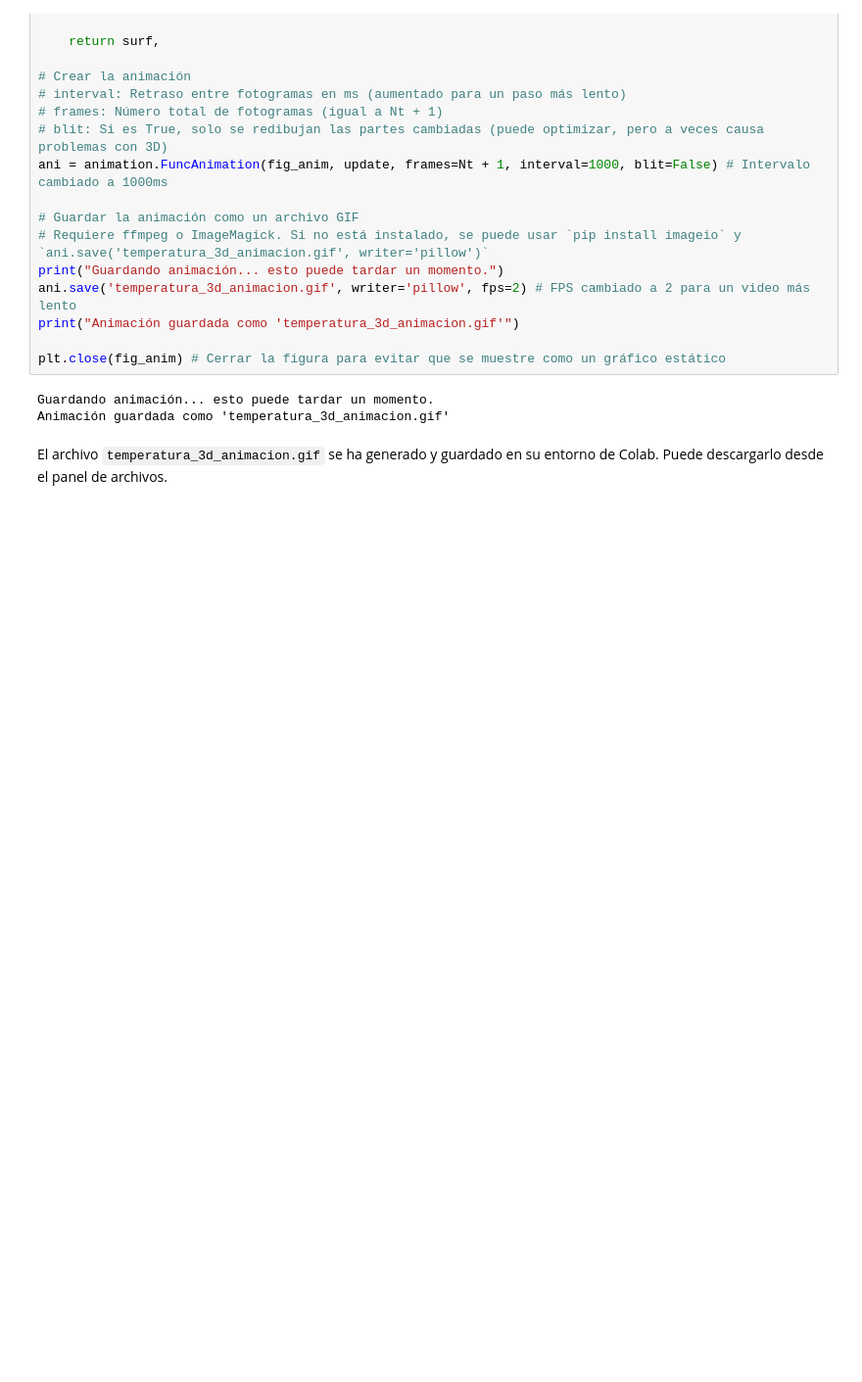
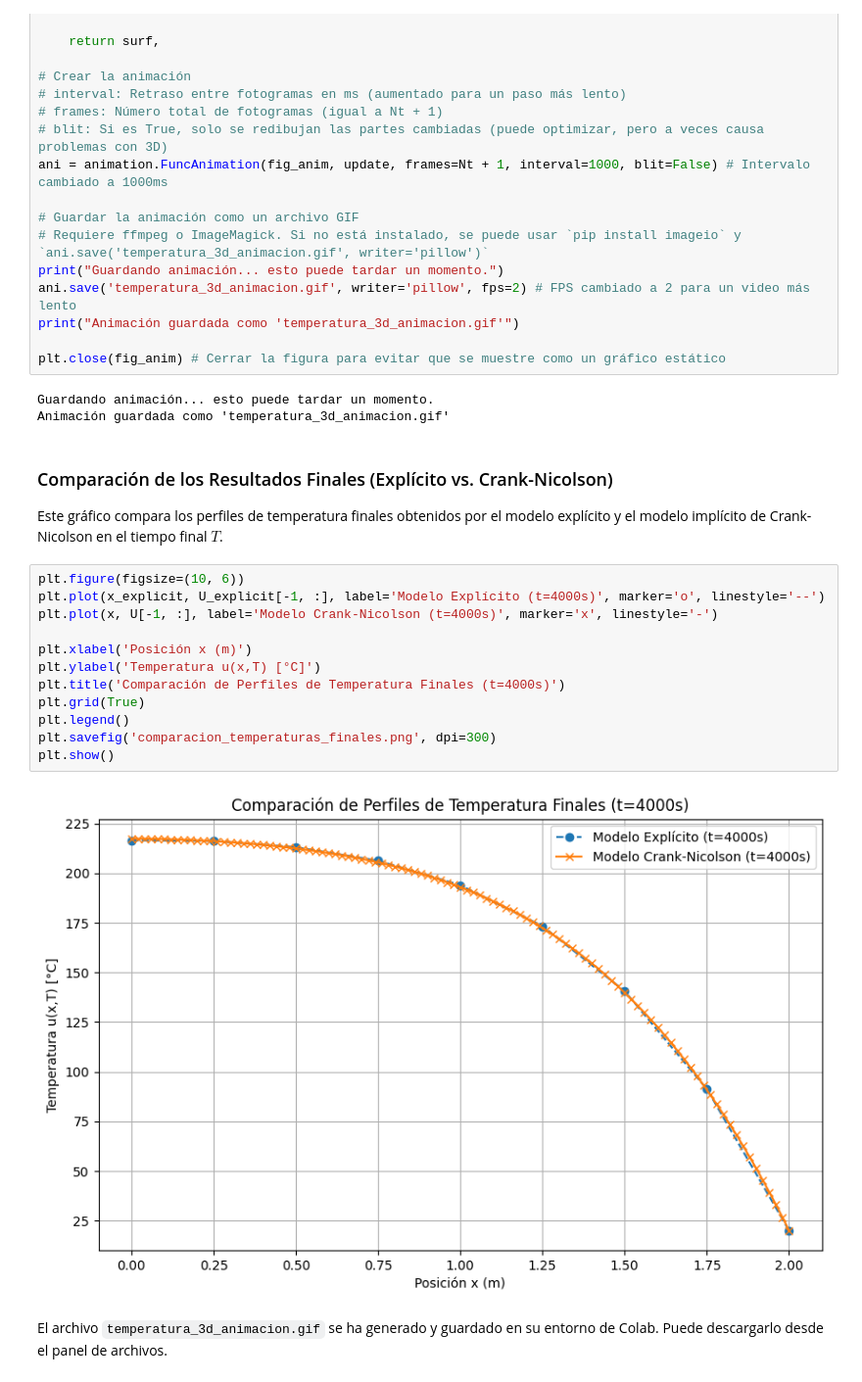
Before and after one commit to lyssethpitti-debug/Modelo-Matlab, a Jupyter notebook: Ecuación_de_calor_MNUMAV.ipynb, the cells around one changed output. Shown at 98% size. Saved outputs shown, nothing was run; the diff lists cells and outputs as text; blank space fills up the shorter version.

```diff
--- a/Ecuación_de_calor_MNUMAV.ipynb
+++ b/Ecuación_de_calor_MNUMAV.ipynb
@@ -227,6 +496,24 @@ plt.close(fig_anim) # Cerrar la figura para evitar que se muestre como un gráfi
 # %% [output]
 Guardando animación... esto puede tardar un momento.
 Animación guardada como 'temperatura_3d_animacion.gif'
+# %% [markdown]
+### Comparación de los Resultados Finales (Explícito vs. Crank-Nicolson)
+
+Este gráfico compara los perfiles de temperatura finales obtenidos por el modelo explícito y el modelo implícito de Crank-Nicolson en el tiempo final $T$.
+# %%
+plt.figure(figsize=(10, 6))
+plt.plot(x_explicit, U_explicit[-1, :], label='Modelo Explícito (t=4000s)', marker='o', linestyle='--')
+plt.plot(x, U[-1, :], label='Modelo Crank-Nicolson (t=4000s)', marker='x', linestyle='-')
+
+plt.xlabel('Posición x (m)')
+plt.ylabel('Temperatura u(x,T) [°C]')
+plt.title('Comparación de Perfiles de Temperatura Finales (t=4000s)')
+plt.grid(True)
+plt.legend()
+plt.savefig('comparacion_temperaturas_finales.png', dpi=300)
+plt.show()
+# %% [output]
+[figure, added]
 # %% [markdown]
 El archivo `temperatura_3d_animacion.gif` se ha generado y guardado en su entorno de Colab. Puede descargarlo desde el panel de archivos.
 # %% [markdown]
```
Also changed, not shown: parts of 6 cells of this notebook.
